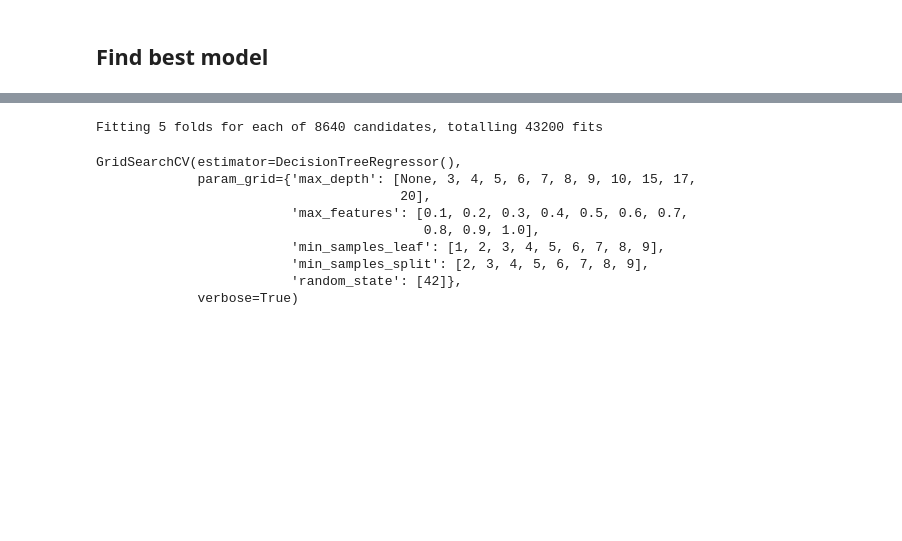
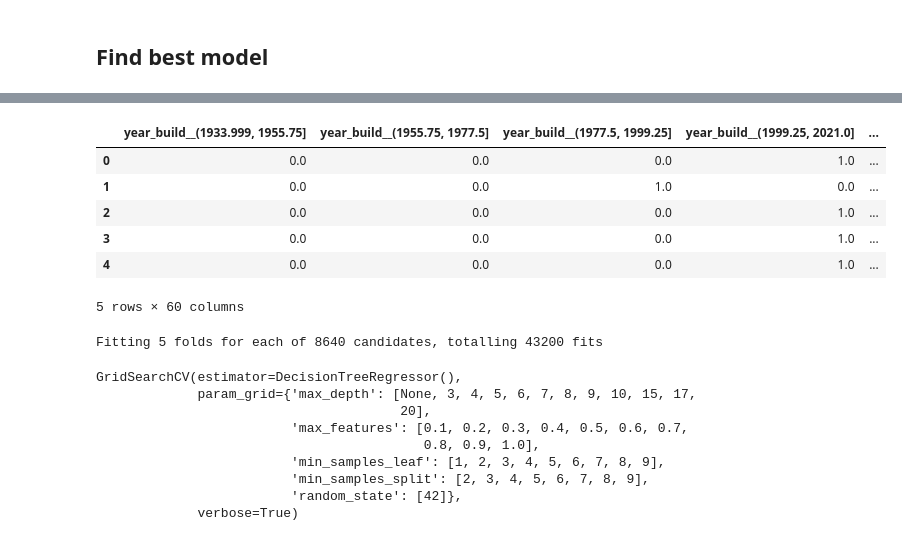
Before and after one commit to Golden-dreamer/ptz-flats-predict, a Jupyter notebook: notebooks/model_building.ipynb, the cells around one changed output, grey strips where cells are left out. Cells and saved outputs as stored; diff of their text form; code cells hidden in the pictures; blank space fills up the shorter version.

```diff
--- a/notebooks/model_building.ipynb
+++ b/notebooks/model_building.ipynb
@@ -35,3 +100,28 @@ Y = data['цена']
+# %%
+oheCols = ['Материал окон', 'Балкон', 'Серия', 'Стены',
+           'Адрес', 'Двор', 'Ремонт']
+oheColsDropFirst = ['Счетчик воды']
+# %%
+ct = ColumnTransformer([
+    ("year_build", YearsTransformer(), 'Год постройки'),
+    #("renovation", Renovationtransformer(), "Ремонт"),
+    ("ohe", OneHotEncoder(sparse=False), oheCols),
+    ("ohe_drop", OneHotEncoder(sparse=False, drop='first'), oheColsDropFirst)
+],
+remainder='passthrough'
+)
+# %%
+X_preproced = ct.fit_transform(X)
+X_preproced = pd.DataFrame(X_preproced, index=X.index, columns = ct.get_feature_names_out())
+X_preproced.head()
+# %% [output]
+|  | year_build__(1933.999, 1955.75] | year_build__(1955.75, 1977.5] | year_build__(1977.5, 1999.25] | year_build__(1999.25, 2021.0] | ... |
+| 0 | 0.0 | 0.0 | 0.0 | 1.0 | ... |
+| 1 | 0.0 | 0.0 | 1.0 | 0.0 | ... |
+| 2 | 0.0 | 0.0 | 0.0 | 1.0 | ... |
+| 3 | 0.0 | 0.0 | 0.0 | 1.0 | ... |
+| 4 | 0.0 | 0.0 | 0.0 | 1.0 | ... |
+5 rows × 60 columns
 # %%
 # gridsearch for DecisionTree
 estimator = DecisionTreeRegressor()
```
Also changed, not shown: parts of 24 cells of this notebook, 2 other files.
